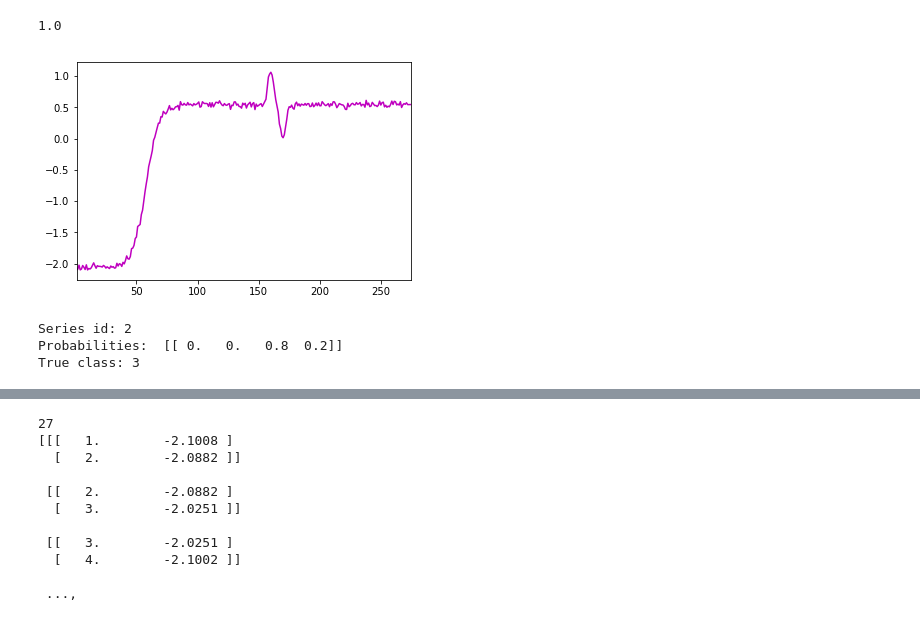
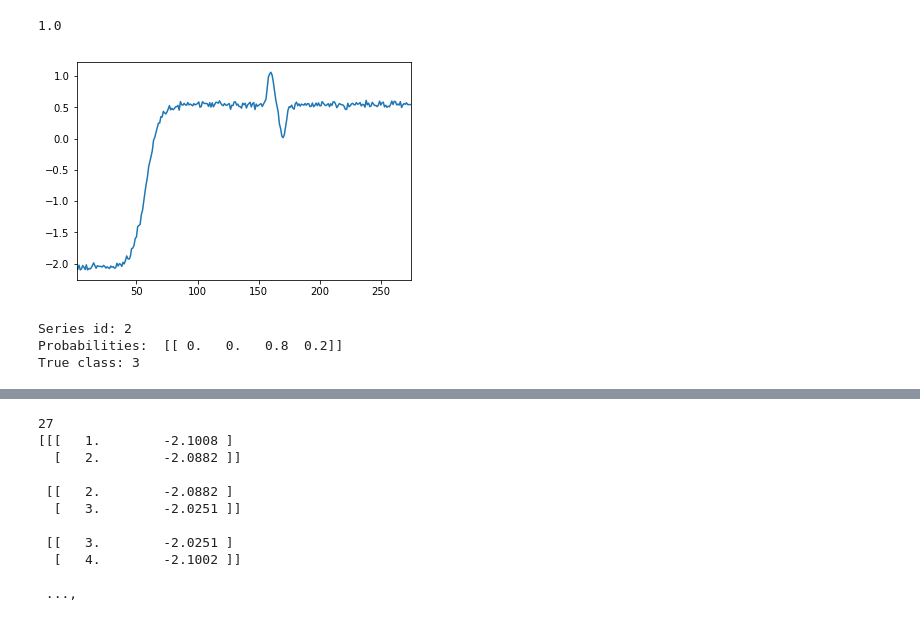
Before and after one commit to MkuuWaUjinga/lime, a Jupyter notebook: lime/time_series_explanation.ipynb, the cells around one changed output, grey strips where cells are left out. Cells and saved outputs as stored; diff of their text form; code cells hidden in the pictures.

```diff
--- a/lime/time_series_explanation.ipynb
+++ b/lime/time_series_explanation.ipynb
@@ -96,15 +101,15 @@ sklearn.metrics.accuracy_score(Y_test[0:10].values.ravel(), pred)
 # %%
 plt.clf()
 test_series_index = 2
 instance_to_predict = X_test.iloc[test_series_index]
-instance_to_predict.plot(legend=False, color='m')
+instance_to_predict.plot(legend=False)
 plt.show()
 plt.savefig('trace_explain_lime_{}.png'.format(test_series_index),dpi=400)
 print('Series id: %d' % test_series_index)
 print('Probabilities: ', kNN.predict_proba([X_test.iloc[test_series_index]]))
 print('True class: %s' % Y_test.iloc[test_series_index, 0])
 # %% [output]
-[figure, old version]
+[figure, new version]
 Series id: 2
 Probabilities:  [[ 0.   0.   0.8  0.2]]
 True class: 3
```
Also changed, not shown: parts of 6 cells of this notebook, 1 other file.
